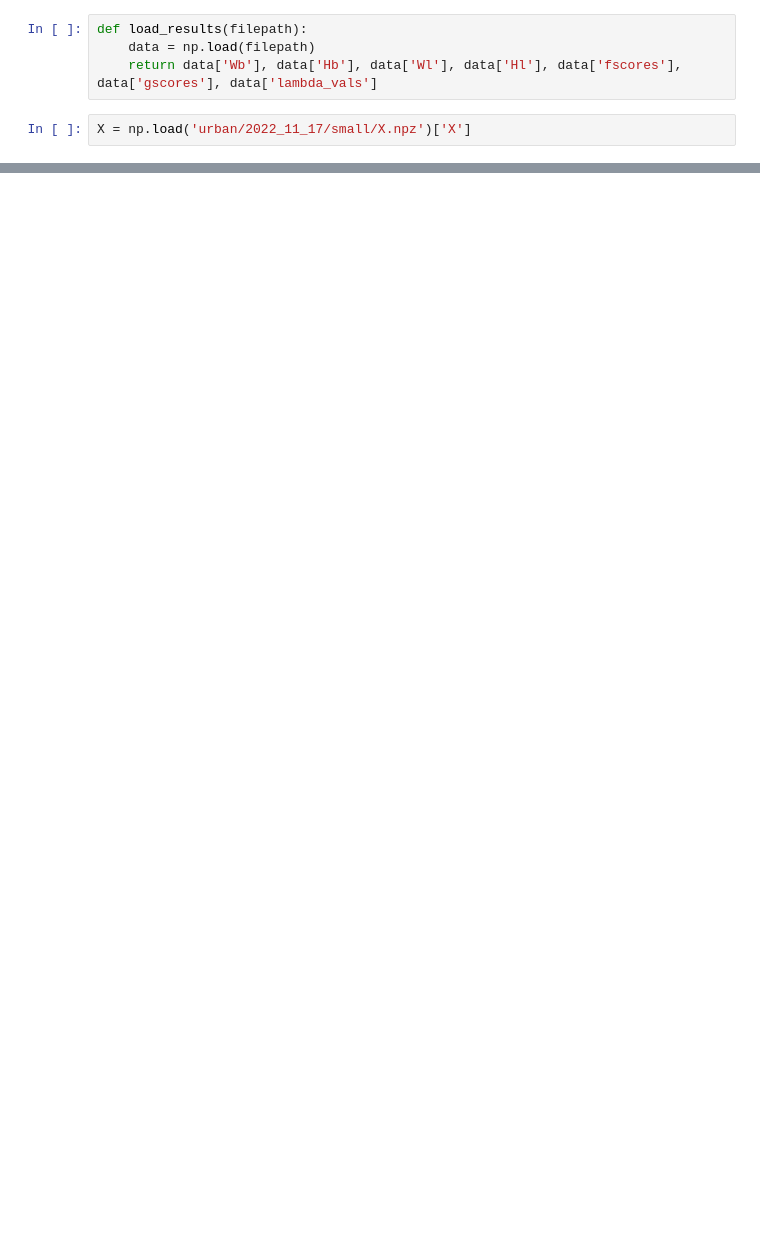
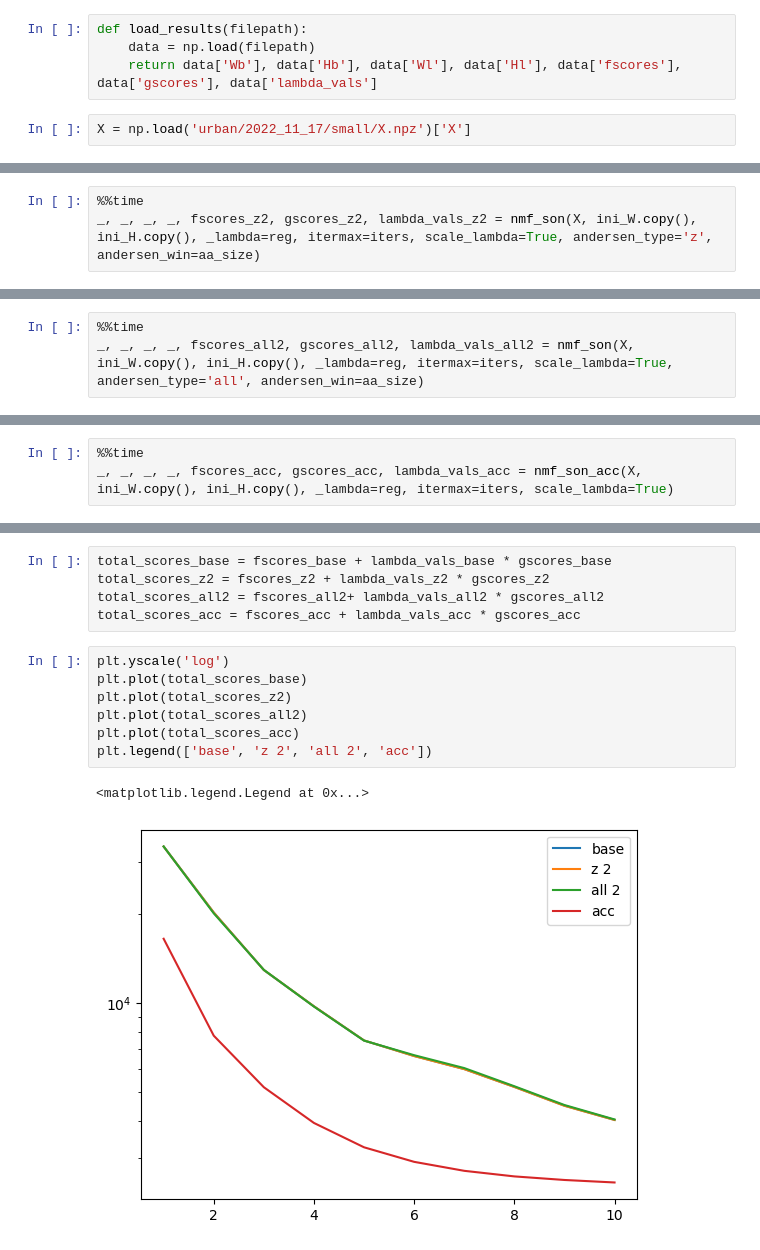
Before and after one commit to waqasbinhamed/seminmf, a Jupyter notebook: accelaration testing.ipynb, the cells around one changed output, grey strips where cells are left out. Drawn from its saved outputs; the diff is of its cells as text; blank space fills up the shorter version.

```diff
--- a/accelaration testing.ipynb
+++ b/accelaration testing.ipynb
@@ -74,0 +31,3 @@ plt.legend(['new', 'aa_all_2', 'aa_all_3', 'aa_all_4'])
+# %%
+%%time
+_, _, _, _, fscores_z2, gscores_z2, lambda_vals_z2 = nmf_son(X, ini_W.copy(), ini_H.copy(), _lambda=reg, itermax=iters, scale_lambda=True, andersen_type='z', andersen_win=aa_size)
@@ -74,0 +37,3 @@ plt.legend(['new', 'aa_all_2', 'aa_all_3', 'aa_all_4'])
+# %%
+%%time
+_, _, _, _, fscores_all2, gscores_all2, lambda_vals_all2 = nmf_son(X, ini_W.copy(), ini_H.copy(), _lambda=reg, itermax=iters, scale_lambda=True, andersen_type='all', andersen_win=aa_size)
@@ -74,0 +43,3 @@ plt.legend(['new', 'aa_all_2', 'aa_all_3', 'aa_all_4'])
+# %%
+%%time
+_, _, _, _, fscores_acc, gscores_acc, lambda_vals_acc = nmf_son_acc(X, ini_W.copy(), ini_H.copy(), _lambda=reg, itermax=iters, scale_lambda=True)
@@ -74,0 +49,15 @@ plt.legend(['new', 'aa_all_2', 'aa_all_3', 'aa_all_4'])
+# %%
+total_scores_base = fscores_base + lambda_vals_base * gscores_base
+total_scores_z2 = fscores_z2 + lambda_vals_z2 * gscores_z2
+total_scores_all2 = fscores_all2+ lambda_vals_all2 * gscores_all2
+total_scores_acc = fscores_acc + lambda_vals_acc * gscores_acc
+# %%
+plt.yscale('log')
+plt.plot(total_scores_base)
+plt.plot(total_scores_z2)
+plt.plot(total_scores_all2)
+plt.plot(total_scores_acc)
+plt.legend(['base', 'z 2', 'all 2', 'acc'])
+# %% [output]
+<matplotlib.legend.Legend at 0x...>
+[figure, added]
```
Also changed, not shown: parts of 44 cells of this notebook, 1 other file.
